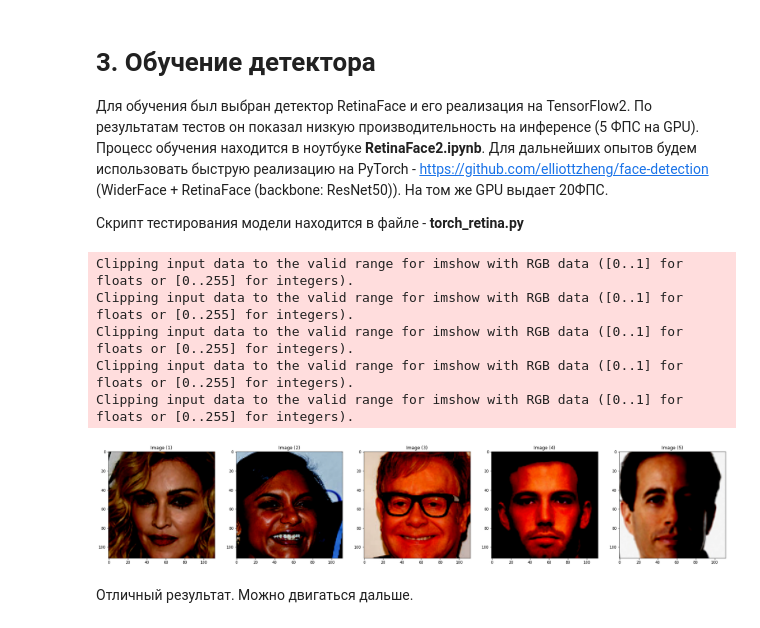
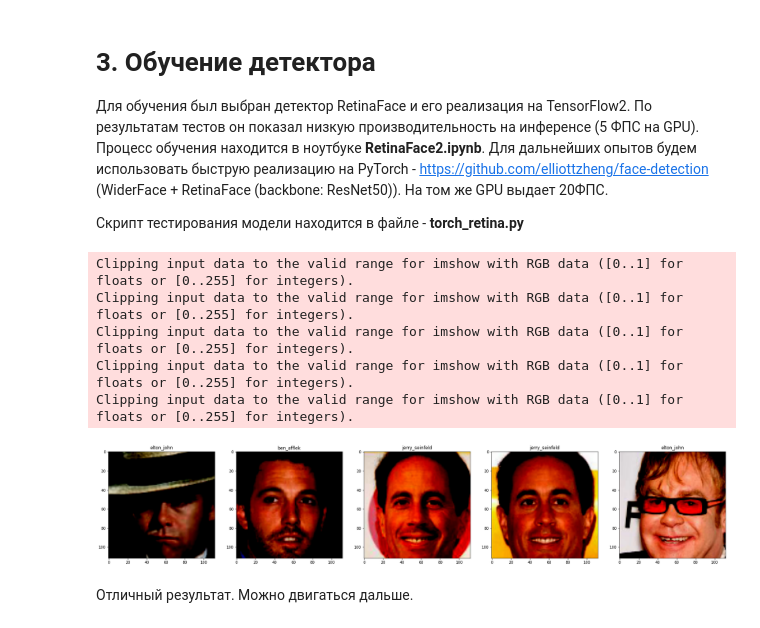
Before and after one commit to digrinev/skillfactory_rds, a Jupyter notebook: FinalProject/FinalProject.ipynb, the cells around one changed output. Saved outputs shown, nothing was run; the diff lists cells and outputs as text; code cells hidden in the pictures.

```diff
--- a/FinalProject/FinalProject.ipynb
+++ b/FinalProject/FinalProject.ipynb
@@ -384,10 +395,10 @@ face_detector = FaceDetector(model_path='models/Resnet50_Final.pth')
 DATASET_PATH = Path(os.getcwd(), 'data/celeb5')
 
 # Функция детектирования и выравнивания лица
-def detect_align_faces(imgs, det):
+def detect_align_faces(imgs, det, labels=None):
     images = []
 
-    for img in imgs:
+    for idx, img in enumerate(imgs):
         img_bin = imread(img)
         img_bin = prepare_image(img_bin, det)
         # Если обнаружено несколько лиц, берем 1
@@ -395,15 +406,20 @@ def detect_align_faces(imgs, det):
             img_bin = np.expand_dims(img_bin[0], axis=0)
         # Если лиц не найдено - пропускаем файл
         if img_bin.shape[0] == 0:
-            continue
+            # Удалим метку данного изображения
+            if labels is not None:
+                del labels[idx]
 
         images.append(img_bin)
 
-    return np.concatenate(images, axis=0)
+    return np.concatenate(images, axis=0), labels
 
 # Выбираем случайные семплы из датасета
 def select_random_samples(dataset_files, n = 5):
-    return random.sample(dataset_files, n)
+    samples = random.sample(dataset_files, n)
+    labels = [l.split('/')[-2] for l in samples]
+
+    return samples, labels
 
 # Получим список всех картинок
 dataset_files = []
@@ -411,37 +427,33 @@ for root, subdirectories, files in os.walk(DATASET_PATH):
     for file in files:
         dataset_files.append(os.path.join(root, file))
 
-imgs = detect_align_faces(select_random_samples(dataset_files), face_detector)
+samples, labels = select_random_samples(dataset_files)
+imgs, labels = detect_align_faces(samples, face_detector, labels=labels)
 # %%
 # Функция отображения изображений
-def show_images(images, cols = 1, titles = None):
-
-    # # Отображаем случайные top изображений
-    # idxs = np.random.choice(images.shape[0], size=top, replace=False)
-    # images = np.take(images, idxs, axis=0)
-
+def show_images(images, cols = 1, titles = None, title = 'Face'):
     assert((titles is None)or (len(images) == len(titles)))
     n_images = len(images)
-    if titles is None: titles = ['Image (%d)' % i for i in range(1,n_images + 1)]
+    if titles is None: titles = [f'{title} (%d)' % i for i in range(1,n_images + 1)]
     fig = plt.figure()
     for n, (image, title) in enumerate(zip(images, titles)):
         a = fig.add_subplot(cols, np.ceil(n_images/float(cols)), n + 1)
         if image.ndim == 2:
             plt.gray()
         plt.imshow(image)
         a.set_title(title)
     fig.set_size_inches(np.array(fig.get_size_inches()) * n_images)
     plt.show()
 
 # Посмотрим на 5 рандомных детекций лиц. Лица уже нормированы ((img - 127.5) * 0.0078125) как в бумаге ArcFace.
-show_images(imgs)
+show_images(imgs, titles=labels)
 # %% [output]
 Clipping input data to the valid range for imshow with RGB data ([0..1] for floats or [0..255] for integers).
 Clipping input data to the valid range for imshow with RGB data ([0..1] for floats or [0..255] for integers).
 Clipping input data to the valid range for imshow with RGB data ([0..1] for floats or [0..255] for integers).
 Clipping input data to the valid range for imshow with RGB data ([0..1] for floats or [0..255] for integers).
 Clipping input data to the valid range for imshow with RGB data ([0..1] for floats or [0..255] for integers).
-[figure, old version]
+[figure, new version]
 # %% [markdown]
 Отличный результат. Можно двигаться дальше.
 # %% [markdown]
```
Also changed, not shown: parts of 12 cells of this notebook, 2 other files.
